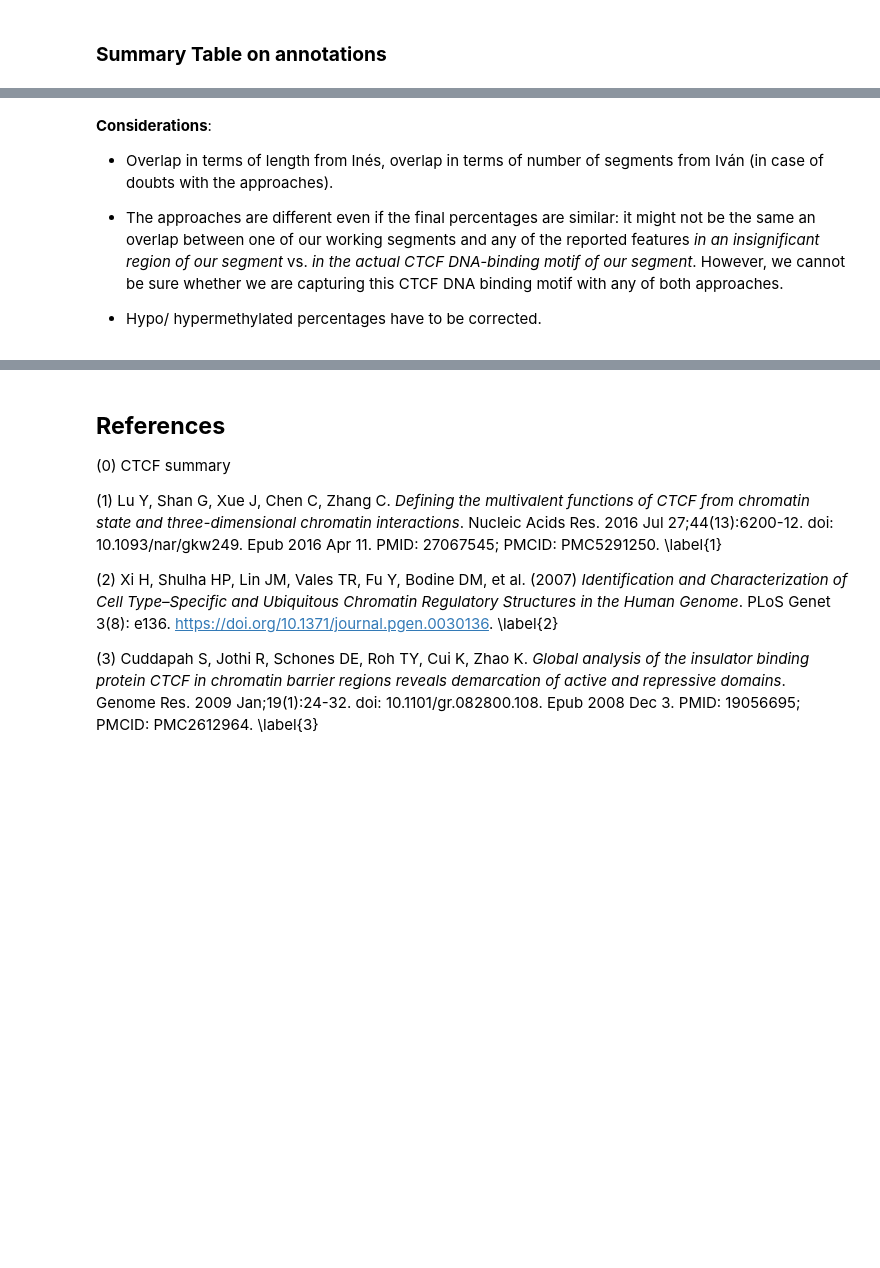
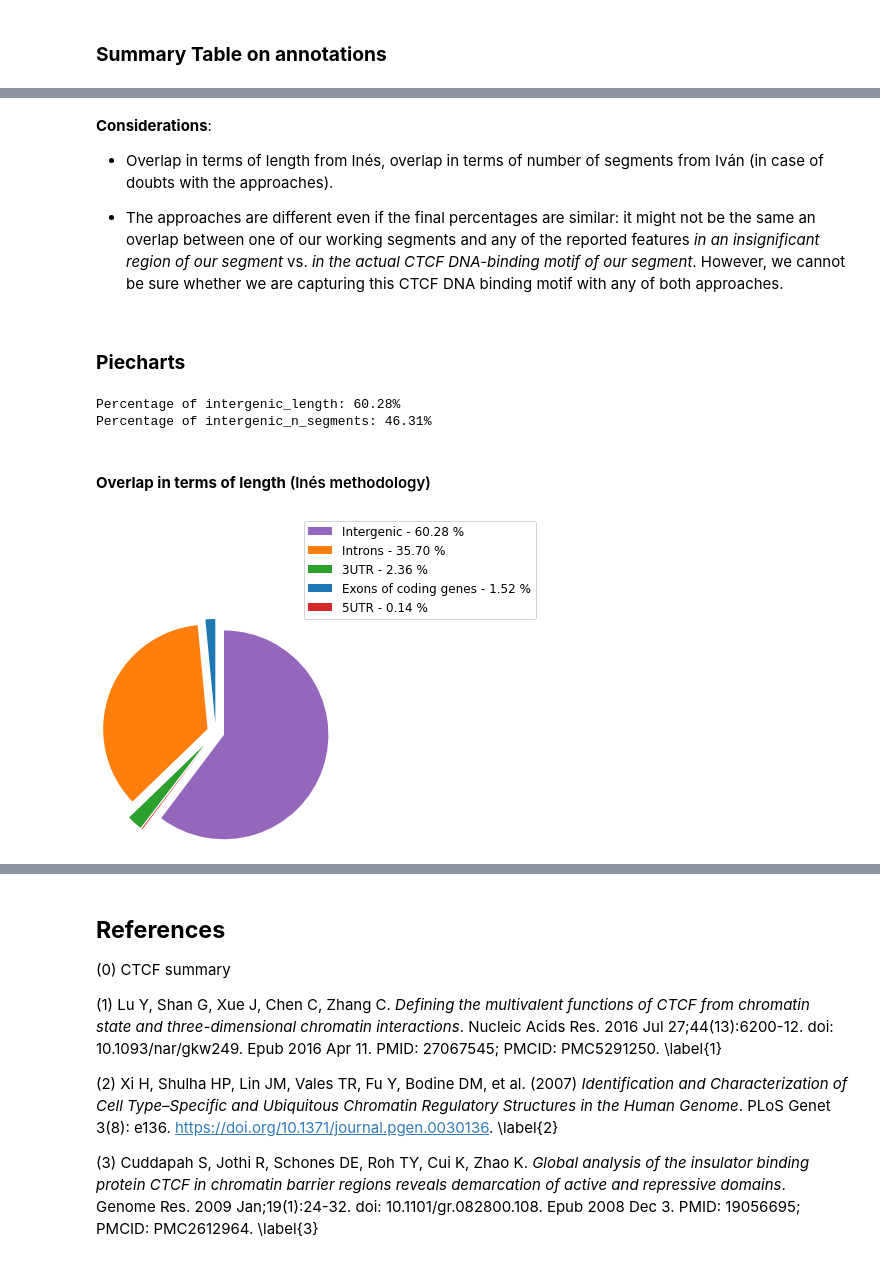
Before and after one commit to igarcia17/CTCFepigenomics, a Jupyter notebook: annotation_analysis.ipynb, the cells around one changed output, grey strips where cells are left out. Cells and saved outputs as stored; diff of their text form; code cells hidden in the pictures; blank space fills up the shorter version.

Commit message:
Updated - piecharts & methylation

```diff
--- a/annotation_analysis.ipynb
+++ b/annotation_analysis.ipynb
@@ -532,5 +607,17 @@ ValueError: invalid literal for int() with base 10: '/bin/bash: línea 1: ./Biol
 * Overlap in terms of length from Inés, overlap in terms of number of segments from Iván (in case of doubts with the approaches).
 
 * The approaches are different even if the final percentages are similar: it might not be the same an overlap between one of our working segments and any of the reported features *in an insignificant region of our segment* vs. *in the actual CTCF DNA-binding motif of our segment*. However, we cannot be sure whether we are capturing this CTCF DNA binding motif with any of both approaches.
-
-* Hypo/ hypermethylated percentages have to be corrected.
+# %% [markdown]
+### **Piecharts**
+# %%
+# Labels for both piecharts: based on overlapping LENGTH and based on number of segments
+# labels = ['Exons of coding genes', 'Introns', '3UTR', "5UTR", "Intergenic"]
+
+intergenic_length = round(100 - sum([1.52, 35.70, 2.36, 0.14]), 2)
+print(f"Percentage of intergenic_length: {intergenic_length}%")
+
+intergenic_n_segments = round(100 - sum([7.64, 41.85, 3.48, 0.72]), 2)
+print(f"Percentage of intergenic_n_segments: {intergenic_n_segments}%")
+# %% [output]
+Percentage of intergenic_length: 60.28%
+Percentage of intergenic_n_segments: 46.31%
@@ -536,0 +628,20 @@ ValueError: invalid literal for int() with base 10: '/bin/bash: línea 1: ./Biol
+# %% [markdown]
+#### **Overlap in terms of length** (Inés methodology)
+# %%
+# OVERLAP IN TERMS OF LENGTH
+labels1 = ['Exons of coding genes', 'Introns', '3UTR', "5UTR", "Intergenic"]
+sizes_length = [1.52, 35.70, 2.36, 0.14, intergenic_length]
+explode = (0.1, 0.1, 0.2, 0.2, 0.1)
+# colors = ['yellowgreen','red','gold','lightskyblue','white','lightcoral','blue','pink', 'darkgreen','yellow','grey','violet','magenta','cyan']
+
+patches1, texts = plt.pie(sizes_length, startangle=90, radius=1.2, explode=explode)  # labels=labels, pctdistance=1.0, labeldistance=1.3)
+labels1 = ['{0} - {1:1.2f} %'.format(i,j) for i,j in zip(labels1, sizes_length)]
+
+sort_legend = True
+if sort_legend:
+    patches1, labels1, dummy =  zip(*sorted(zip(patches1, labels1, sizes_length), key=lambda labels1: labels1[2], reverse=True))
+
+plt.legend(patches1, labels1, fontsize=12, bbox_to_anchor=(2, 1.5))
+plt.savefig('annotation_results/overlap_length.png', bbox_inches='tight')
+# %% [output]
+[figure, added]
```
Also changed, not shown: parts of 26 cells of this notebook, 1 other file.
